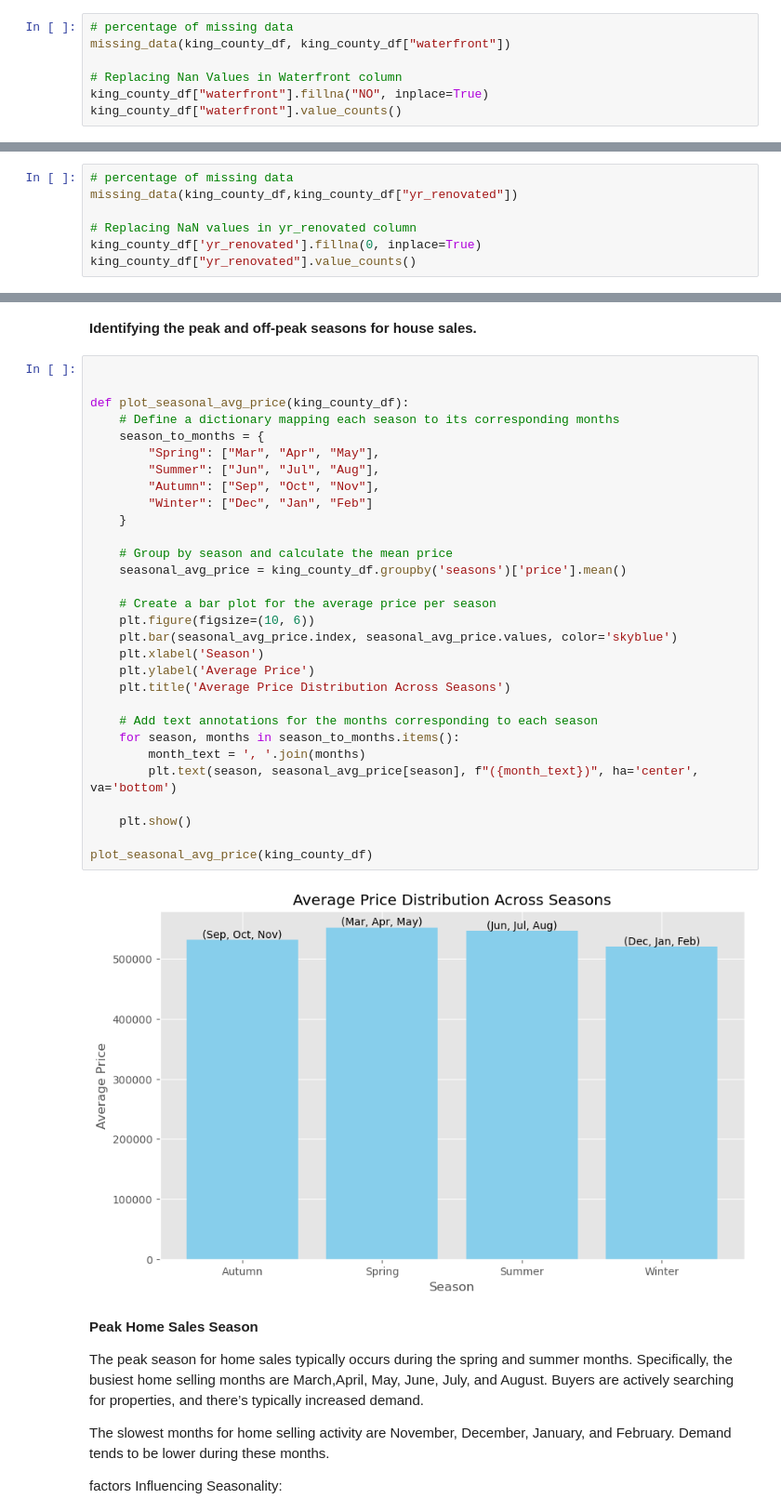
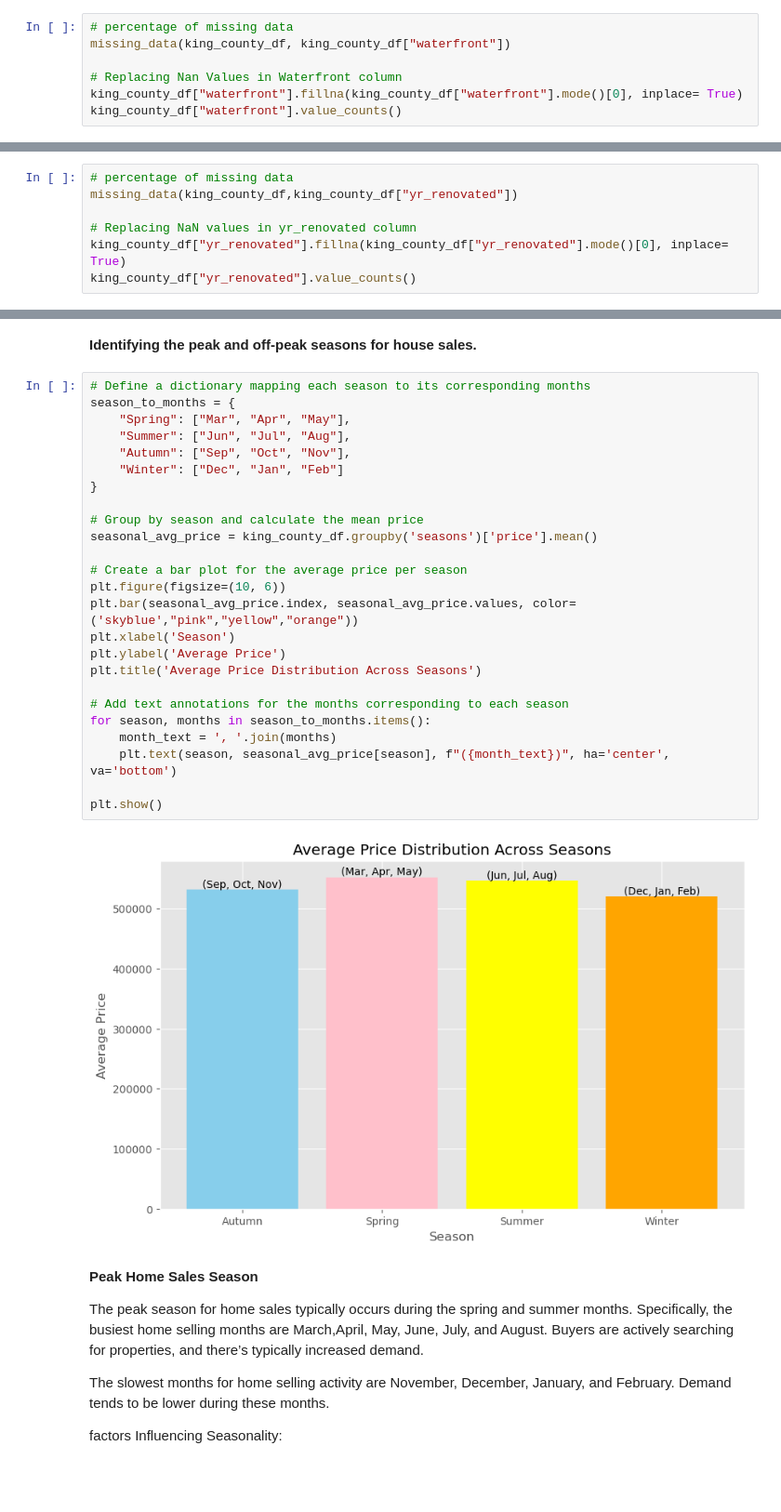
Before and after one commit to Judykoech/Phase2--Group1-Project, a Jupyter notebook: student.ipynb, the cells around one changed output, grey strips where cells are left out. Shown at 93% size. Cells and saved outputs as stored; diff of their text form; blank space fills up the shorter version.

```diff
--- a/student.ipynb
+++ b/student.ipynb
@@ -358,7 +331,7 @@ Name: count, dtype: int64
 missing_data(king_county_df, king_county_df["waterfront"])
 
 # Replacing Nan Values in Waterfront column
-king_county_df["waterfront"].fillna("NO", inplace=True)
+king_county_df["waterfront"].fillna(king_county_df["waterfront"].mode()[0], inplace= True)
 king_county_df["waterfront"].value_counts()
 # %% [output]
 Percentage of Missing Data: 11.0%
@@ -391,7 +363,7 @@ Name: count, Length: 70, dtype: int64
 missing_data(king_county_df,king_county_df["yr_renovated"])
 
 # Replacing NaN values in yr_renovated column
-king_county_df['yr_renovated'].fillna(0, inplace=True)
+king_county_df["yr_renovated"].fillna(king_county_df["yr_renovated"].mode()[0], inplace= True)
 king_county_df["yr_renovated"].value_counts()
 # %% [output]
 Percentage of Missing Data: 17.79%
@@ -1059,37 +1149,32 @@ Our bivariate EDA encompasses scrutinizing the connections between various featu
 # %% [markdown]
 **Identifying the peak and off-peak seasons for house sales.**
 # %%
+# Define a dictionary mapping each season to its corresponding months
+season_to_months = {
+    "Spring": ["Mar", "Apr", "May"],
+    "Summer": ["Jun", "Jul", "Aug"],
+    "Autumn": ["Sep", "Oct", "Nov"],
+    "Winter": ["Dec", "Jan", "Feb"]
+}
 
+# Group by season and calculate the mean price
+seasonal_avg_price = king_county_df.groupby('seasons')['price'].mean()
 
-def plot_seasonal_avg_price(king_county_df):
-    # Define a dictionary mapping each season to its corresponding months
-    season_to_months = {
-        "Spring": ["Mar", "Apr", "May"],
-        "Summer": ["Jun", "Jul", "Aug"],
-        "Autumn": ["Sep", "Oct", "Nov"],
-        "Winter": ["Dec", "Jan", "Feb"]
-    }
+# Create a bar plot for the average price per season
+plt.figure(figsize=(10, 6))
+plt.bar(seasonal_avg_price.index, seasonal_avg_price.values, color=('skyblue',"pink","yellow","orange"))
+plt.xlabel('Season')
+plt.ylabel('Average Price')
+plt.title('Average Price Distribution Across Seasons')
 
-    # Group by season and calculate the mean price
-    seasonal_avg_price = king_county_df.groupby('seasons')['price'].mean()
+# Add text annotations for the months corresponding to each season
+for season, months in season_to_months.items():
+    month_text = ', '.join(months)
+    plt.text(season, seasonal_avg_price[season], f"({month_text})", ha='center', va='bottom')
 
-    # Create a bar plot for the average price per season
-    plt.figure(figsize=(10, 6))
-    plt.bar(seasonal_avg_price.index, seasonal_avg_price.values, color='skyblue')
-    plt.xlabel('Season')
-    plt.ylabel('Average Price')
-    plt.title('Average Price Distribution Across Seasons')
-
-    # Add text annotations for the months corresponding to each season
-    for season, months in season_to_months.items():
-        month_text = ', '.join(months)
-        plt.text(season, seasonal_avg_price[season], f"({month_text})", ha='center', va='bottom')
-
-    plt.show()
-
-plot_seasonal_avg_price(king_county_df)
+plt.show()
 # %% [output]
-[figure, old version]
+[figure, new version]
 # %% [markdown]
 **Peak Home Sales Season**
 
```
Also changed, not shown: parts of 154 cells of this notebook.
